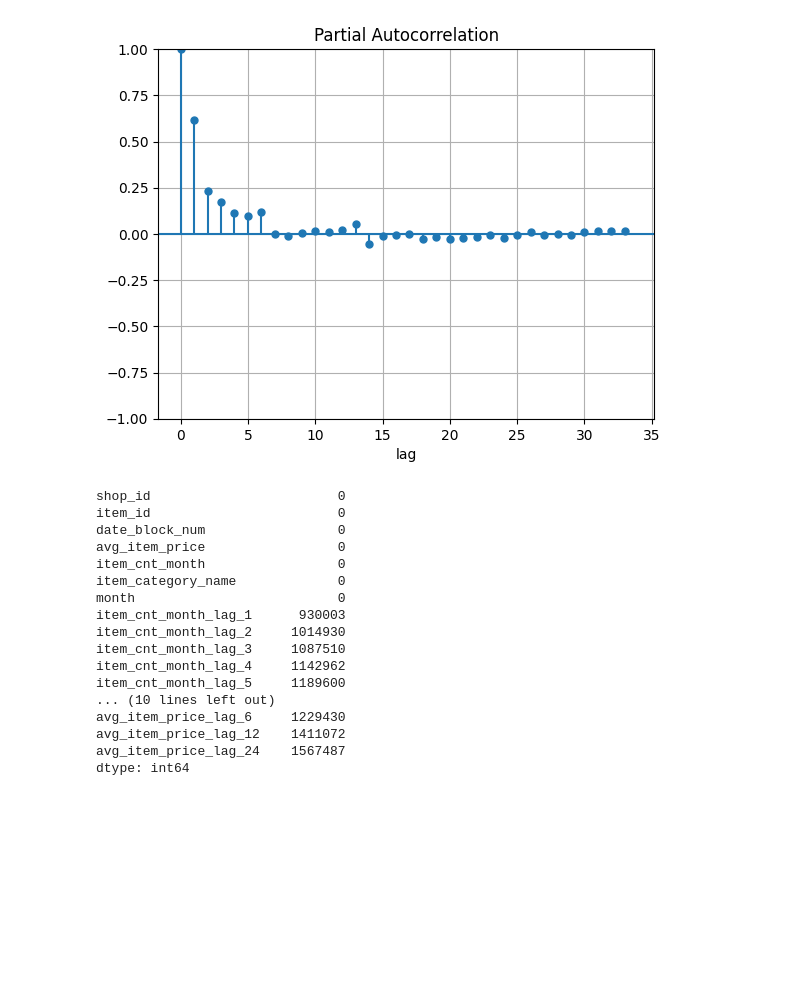
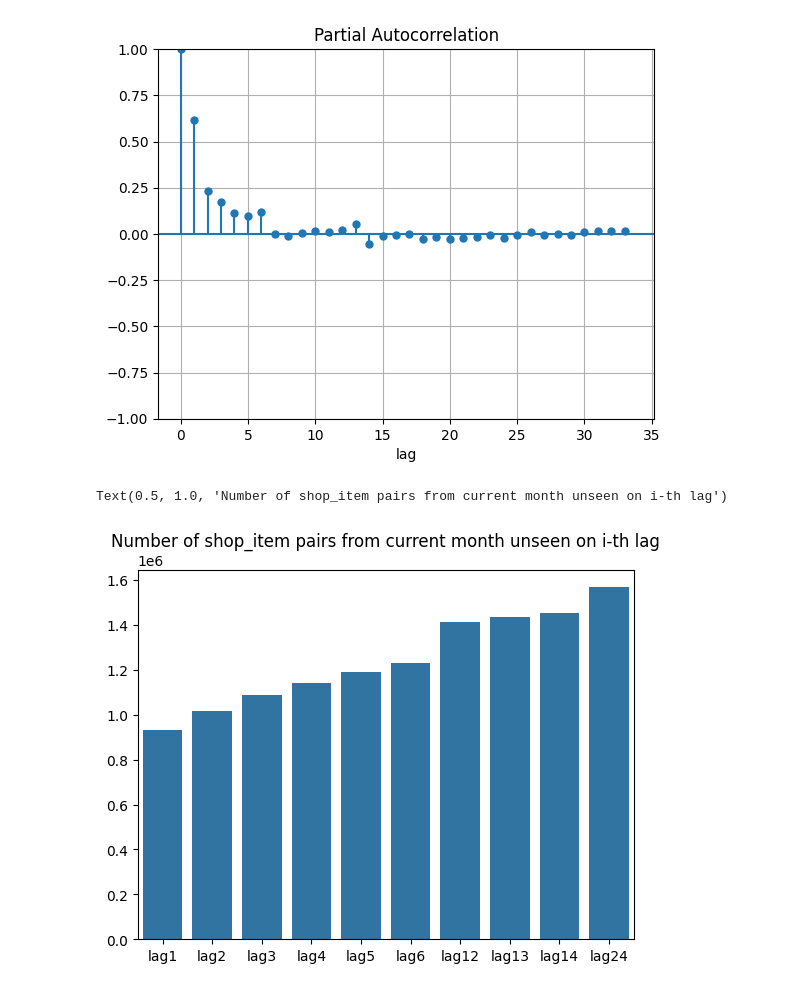
Before and after one commit to valera2444/FutureSalesPrediction, a Jupyter notebook: EDA/EDA_lags.ipynb, the cells around one changed output. Saved outputs shown, nothing was run; the diff lists cells and outputs as text; code cells hidden in the pictures; blank space fills up the shorter version.

```diff
--- a/EDA/EDA_lags.ipynb
+++ b/EDA/EDA_lags.ipynb
@@ -116,25 +66,14 @@ item_lags=list([*range(1,7),12,13,14,24])
 price_lags=list([*range(1,7),12,24])
 lagged = create_lags(grouped,item_lags=item_lags,price_lags=price_lags)
 # %%
-lagged.isna().sum()
+cntlags = lagged [[col for col in lagged.columns if 'item_cnt_month_lag_' in col]].isna().sum()
+sns.barplot(cntlags)
+plt.xticks(labels=['lag'+str(item_lag) for item_lag in item_lags],ticks=cntlags.index);
+
+plt.title('Number of shop_item pairs from current month unseen on i-th lag')
 # %% [output]
-shop_id                        0
-item_id                        0
-date_block_num                 0
-avg_item_price                 0
-item_cnt_month                 0
-item_category_name             0
-month                          0
-item_cnt_month_lag_1      930003
-item_cnt_month_lag_2     1014930
-item_cnt_month_lag_3     1087510
-item_cnt_month_lag_4     1142962
-item_cnt_month_lag_5     1189600
-... (10 lines left out)
-avg_item_price_lag_6     1229430
-avg_item_price_lag_12    1411072
-avg_item_price_lag_24    1567487
-dtype: int64
+Text(0.5, 1.0, 'Number of shop_item pairs from current month unseen on i-th lag')
+[figure, added]
 # %%
 sns.heatmap(lagged[['item_cnt_month',*[f'item_cnt_month_lag_{i}' for i in item_lags]]].corr(),annot=True,annot_kws={'fontsize':7})
 #In the potl below we can see, that the more month difference, the less corelation between sales
```
Also changed, not shown: parts of 12 cells of this notebook, 4 other files.
